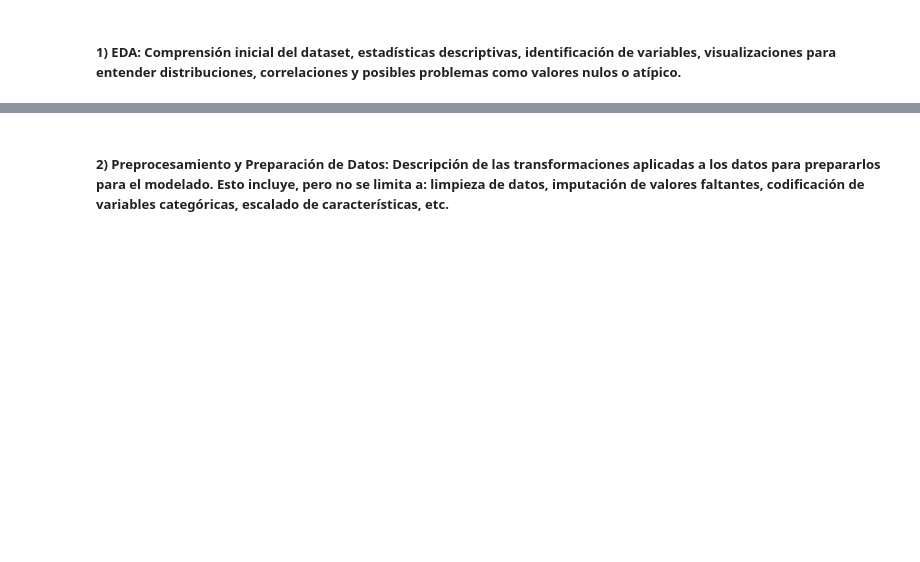
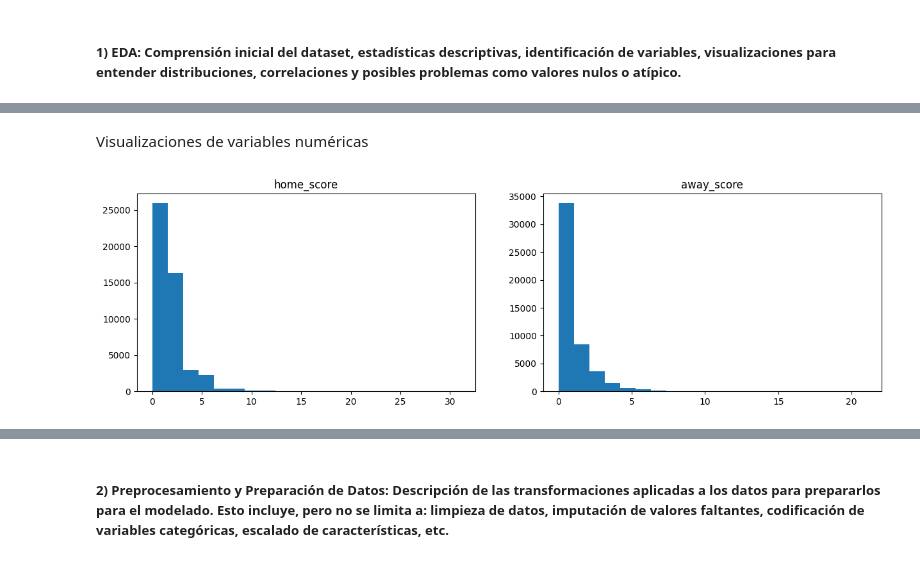
Before and after one commit to carlosrivasa/tpAdM, a Jupyter notebook: FIFA2026.ipynb, the cells around one changed output, grey strips where cells are left out. Drawn from its saved outputs; the diff is of its cells as text; code cells hidden in the pictures; blank space fills up the shorter version.

```diff
--- a/FIFA2026.ipynb
+++ b/FIFA2026.ipynb
@@ -69,0 +64,13 @@ dtype: int64
+# %%
+results["year"] = results["date"].dt.year
+results["month"] = results["date"].dt.month
+
+results["goal_diff"] = abs(results["home_score"] - results["away_score"])
+results["total_score"] = results["home_score"] + results["away_score"]
+
+results["result"] = results.apply(
+    lambda row: "win" if row["home_score"] > row["away_score"]
+        else ("lose" if row["home_score"] < row["away_score"] else "draw"),
+    axis=1)
+
+results.head()
@@ -69,0 +116,13 @@ dtype: int64
+# %% [markdown]
+Visualizaciones de variables numéricas
+# %%
+fig, ax = plt.subplots(1, 2, figsize=(15, 4))
+
+ax[0].hist(results['home_score'], bins=20)
+ax[0].set_title('home_score')
+ax[1].hist(results['away_score'], bins=20)
+ax[1].set_title('away_score')
+
+plt.show()
+# %% [output]
+[figure, added]
```
Also changed, not shown: parts of 41 cells of this notebook, 2 other files.
